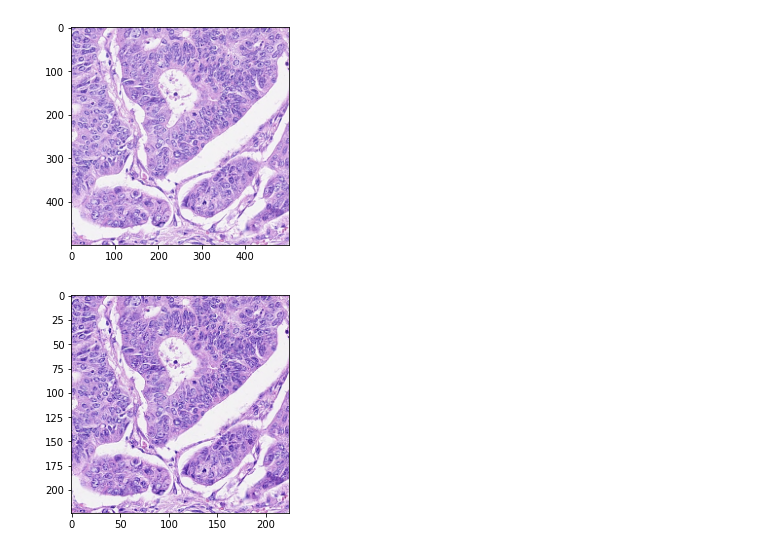
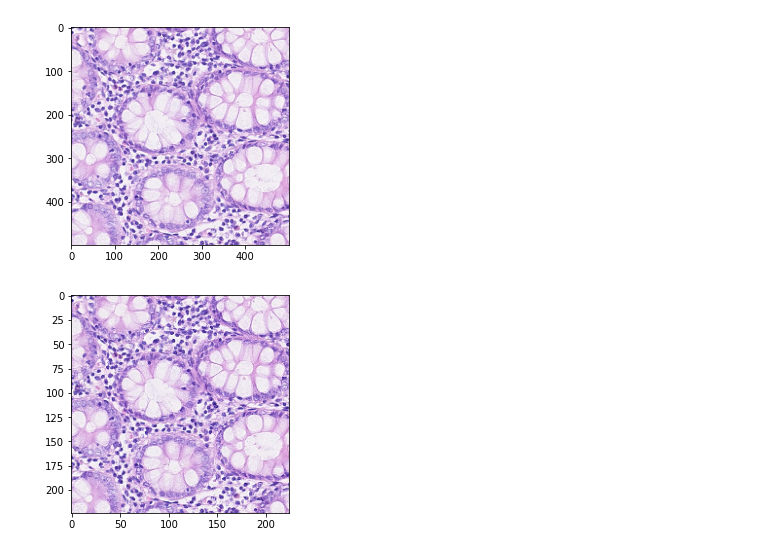
Before and after one commit to Hassan-293/Cancerous-Cells-Segmentation, a Jupyter notebook: Cancer_Detection.ipynb, the cells around one changed output. Saved outputs shown, nothing was run; the diff lists cells and outputs as text; code cells hidden in the pictures.

```diff
--- a/Cancer_Detection.ipynb
+++ b/Cancer_Detection.ipynb
@@ -17,10 +15,11 @@ import cv2
 # %%
 import os
 import cv2
+import numpy as np
 import matplotlib.pyplot as plt
 
-path = '/content/drive/MyDrive/Histo Data/lizard_images1/Lizard_Images1'
-processed_path = '/content/drive/MyDrive/Histo Data/lizard_images1/Lizard_Images1_Processed'
+path ='/content/drive/MyDrive/Histo Data/lizard_images2/Lizard_Images2'
+processed_path = '/content/drive/MyDrive/Histo Data/processed'
 
 for filename in os.listdir(path):
     if filename.endswith('.png'):
@@ -30,14 +29,15 @@ for filename in os.listdir(path):
         # Resize the image
         image = cv2.resize(image, (224, 224))
 
-        # Convert the image to grayscale
-        image = cv2.cvtColor(image, cv2.COLOR_BGR2GRAY)
+        # Standardize the data by subtracting the mean and dividing by the standard deviation
+        image = (image - np.mean(image)) / np.std(image)
 
         # Normalize the image
         image = cv2.normalize(image, None, 0, 255, cv2.NORM_MINMAX)
 
+
         # Save the processed image
-        cv2.imwrite(f'/content/drive/MyDrive/Histo Data/lizard_images1/Lizard_Images1_Processed/consep_10.png', image)
+        cv2.imwrite(f'/content/drive/MyDrive/Histo Data/processed/'+ filename.split('/')[-1], image)
 # %%
 
 def display_image(image_path):
@@ -48,12 +48,12 @@ def display_image(image_path):
     plt.imshow(image)
     plt.show()
 # %%
-X='/content/drive/MyDrive/Histo Data/lizard_images1/Lizard_Images1/consep_1.png'
+Unprocessed_Image='/content/drive/MyDrive/Histo Data/lizard_images1/Lizard_Images1/consep_11.png'
+Processed_Image= '/content/drive/MyDrive/Histo Data/processed/consep_11.png'
 
+display_image(Unprocessed_Image)
 
-display_image(X)
-
-display_image('/content/drive/MyDrive/Histo Data/processed/consep_1.png')
+display_image(Processed_Image)
 # %% [output]
-[figure, old version]
+[figure, new version]
-[figure, old version]
+[figure, new version]
```
Also changed, not shown: parts of 8 cells of this notebook.
